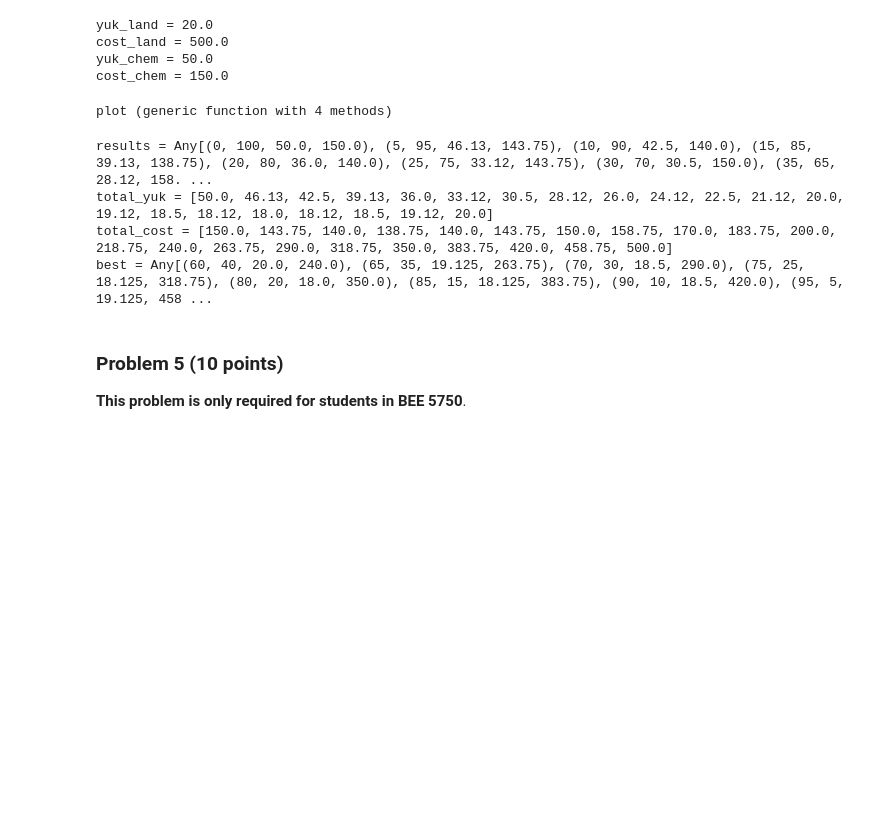
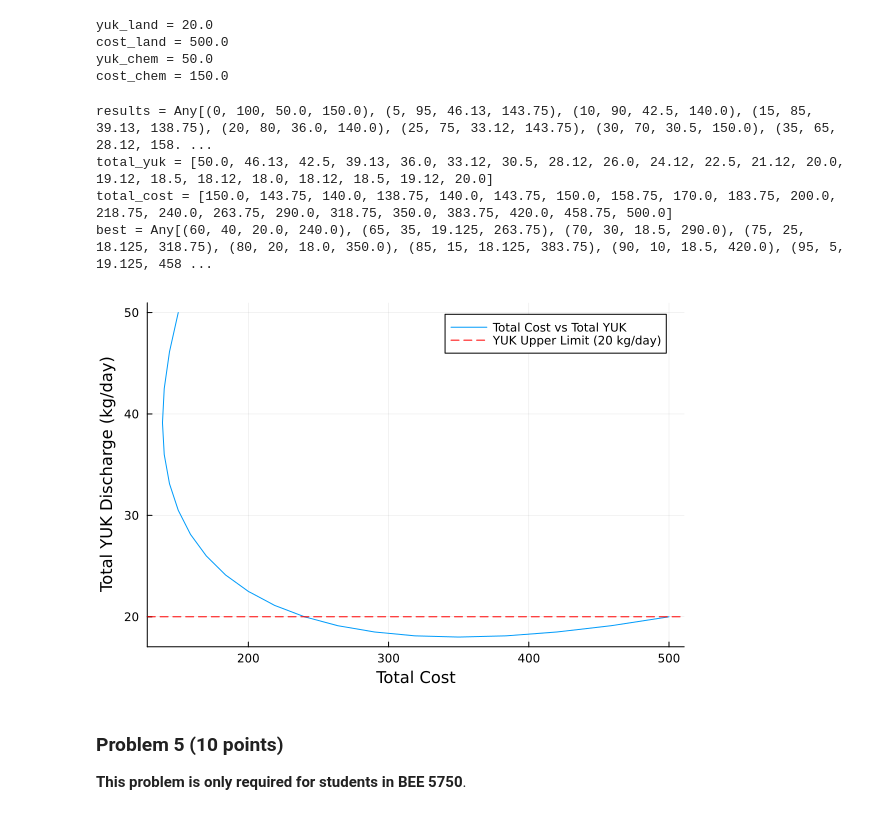
Before and after one commit to BEE4750-FA24/hw1-LM698, a Jupyter notebook: hw01.ipynb, the cells around one changed output. Drawn from its saved outputs; the diff is of its cells as text; code cells hidden in the pictures; blank space fills up the shorter version.

```diff
--- a/hw01.ipynb
+++ b/hw01.ipynb
@@ -441,44 +440,44 @@ yuk_chem = 50.0
 cost_chem = 150.0
 # %%
 # Experiment with different combinations
-x1_values = 0:5:100
-best = []
-results = []
+
+x1_values = 0:5:100 # Create a range of values from 0 to 100(the given wastewater discharging rate) with step size 5
+best = [] # Array that store the combinations that meets the standard
+results = [] # Array that store all the combinations
+
 for x1 in x1_values
-    x2 = 100 - x1
+    x2 = 100 - x1 # Since the wastewater discharging rate is 100, set up the combinations by this
     yuk_land, cost_land = land_treatment(x1)
     yuk_chem, cost_chem = chem_treatment(x2)
-    total_yuk = yuk_land + yuk_chem
-    total_cost = cost_land + cost_chem
-    push!(results,(x1, x2, round(total_yuk, digits = 2), total_cost))
+    total_yuk = yuk_land + yuk_chem # Total amount of YUK substance will be discharged by the combination
+    total_cost = cost_land + cost_chem # Total cost of the combination
+    push!(results,(x1, x2, round(total_yuk, digits = 2), total_cost)) # Store the results
 
-    if total_yuk <= Upper_lim
-        push!(best,(x1, x2, total_yuk, total_cost))
+    if total_yuk <= Upper_lim # Find the total amount of YUK substance that meets the standard
+        push!(best,(x1, x2, total_yuk, total_cost)) # Store the results to 'best' array
     end
 end
 
+# Extract total YUK discharge and the total cost from result
 total_yuk = [r[3] for r in results]
 total_cost = [r[4] for r in results]
 
 @show results;
 @show total_yuk;
 @show total_cost;
 @show best;
 
-# Cost vs Dischargde
-plot(total_yuk, total_cost, label="Total Cost vs Total YUK", xlabel="Total YUK Discharge (kg/day)", ylabel="Total Cost", legend=:topright)
+# Plot Total Cost vs Total YUK discharge
+plot(total_cost, total_yuk, label="Total Cost vs Total YUK", xlabel="Total Cost", ylabel="Total YUK Discharge (kg/day)", legend=:topright)
 
 # Add the Upper Limit line for YUK discharge (y=20)
 hline!([Upper_lim], label="YUK Upper Limit (20 kg/day)", linestyle=:dash, color=:red)
-
-# Display the plot
-display(plot)
 # %% [output]
-plot (generic function with 4 methods)
+results = Any[(0, 100, 50.0, 150.0), (5, 95, 46.13, 143.75), (10, 90, 42.5, 140.0), (15, 85, 39.13, 138.75), (20, 80, 36.0, 140.0), (25, 75, 33.12, 143.75), (30, 70, 30.5, 150.0), (35, 65, 28.12, 158. ...
+total_yuk = [50.0, 46.13, 42.5, 39.13, 36.0, 33.12, 30.5, 28.12, 26.0, 24.12, 22.5, 21.12, 20.0, 19.12, 18.5, 18.12, 18.0, 18.12, 18.5, 19.12, 20.0]
+total_cost = [150.0, 143.75, 140.0, 138.75, 140.0, 143.75, 150.0, 158.75, 170.0, 183.75, 200.0, 218.75, 240.0, 263.75, 290.0, 318.75, 350.0, 383.75, 420.0, 458.75, 500.0]
+best = Any[(60, 40, 20.0, 240.0), (65, 35, 19.125, 263.75), (70, 30, 18.5, 290.0), (75, 25, 18.125, 318.75), (80, 20, 18.0, 350.0), (85, 15, 18.125, 383.75), (90, 10, 18.5, 420.0), (95, 5, 19.125, 458 ...
-results = Any[(0, 100, 50.0, 150.0), (5, 95, 46.13, 143.75), (10, 90, 42.5, 140.0), (15, 85, 39.13, 138.75), (20, 80, 36.0, 140.0), (25, 75, 33.12, 143.75), (30, 70, 30.5, 150.0), (35, 65, 28.12, 158. ...
-total_yuk = [50.0, 46.13, 42.5, 39.13, 36.0, 33.12, 30.5, 28.12, 26.0, 24.12, 22.5, 21.12, 20.0, 19.12, 18.5, 18.12, 18.0, 18.12, 18.5, 19.12, 20.0]
-total_cost = [150.0, 143.75, 140.0, 138.75, 140.0, 143.75, 150.0, 158.75, 170.0, 183.75, 200.0, 218.75, 240.0, 263.75, 290.0, 318.75, 350.0, 383.75, 420.0, 458.75, 500.0]
-best = Any[(60, 40, 20.0, 240.0), (65, 35, 19.125, 263.75), (70, 30, 18.5, 290.0), (75, 25, 18.125, 318.75), (80, 20, 18.0, 350.0), (85, 15, 18.125, 383.75), (90, 10, 18.5, 420.0), (95, 5, 19.125, 458 ...
+[figure, added]
 # %% [markdown]
 ### Problem 5 (10 points)
 
```
Also changed, not shown: parts of 1 cell of this notebook.
